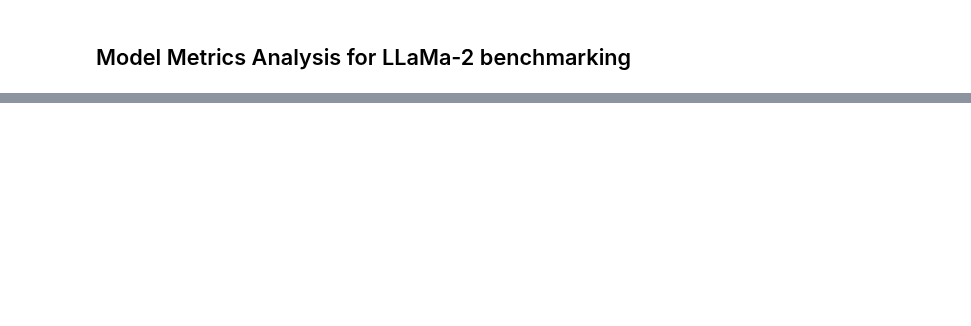
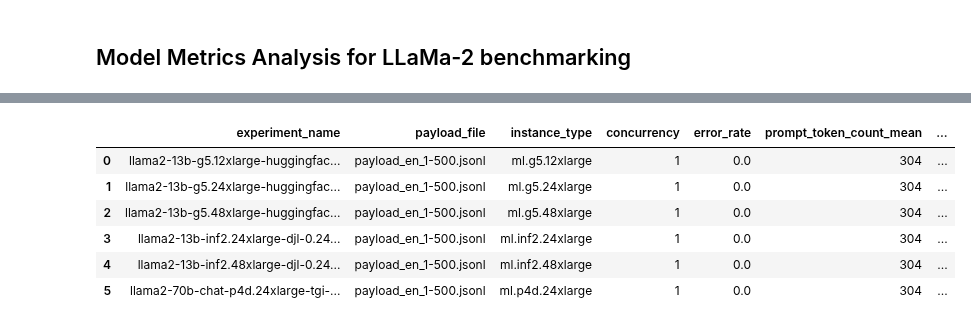
Before and after one commit to aws-samples/foundation-model-benchmarking-tool, a Jupyter notebook: 4_model_metric_analysis.ipynb, the cells around one changed output, grey strips where cells are left out. Drawn from its saved outputs; the diff is of its cells as text; code cells hidden in the pictures; blank space fills up the shorter version.

```diff
--- a/4_model_metric_analysis.ipynb
+++ b/4_model_metric_analysis.ipynb
@@ -145,0 +213,24 @@ sns.boxplot(data=df_prompt_len_and_latency, x="label", y="latency", hue="concurr
+# %%
+df_summary_metrics = df_all_metrics[relevant_cols].groupby(group_by_cols).mean().reset_index()
+
+# ugly way of doing this, will refactor this later (maybe)
+df_summary_metrics.fillna(PLACE_HOLDER, inplace=True)
+int_cols = ['prompt_token_count_mean', 'prompt_token_throughput', 'completion_token_count_mean', 'completion_token_throughput', 'transactions_per_minute']
+for ic in int_cols:
+    df_summary_metrics[ic] = df_summary_metrics[ic].astype(int)
+
+df_summary_metrics.replace(PLACE_HOLDER, np.nan, inplace=True)
+df_summary_metrics.latency_mean	= df_summary_metrics.latency_mean.round(2)
+df_summary_metrics.error_rate	= df_summary_metrics.error_rate.round(2)
+
+fpath: str = all_metrics_fpath.replace("all_metrics", "all_metrics_summary")
+df_summary_metrics.to_csv(fpath, index=False)
+df_summary_metrics
+# %% [output]
+|  | experiment_name | payload_file | instance_type | concurrency | error_rate | prompt_token_count_mean | ... |
+| 0 | llama2-13b-g5.12xlarge-huggingfac... | payload_en_1-500.jsonl | ml.g5.12xlarge | 1 | 0.0 | 304 | ... |
+| 1 | llama2-13b-g5.24xlarge-huggingfac... | payload_en_1-500.jsonl | ml.g5.24xlarge | 1 | 0.0 | 304 | ... |
+| 2 | llama2-13b-g5.48xlarge-huggingfac... | payload_en_1-500.jsonl | ml.g5.48xlarge | 1 | 0.0 | 304 | ... |
+| 3 | llama2-13b-inf2.24xlarge-djl-0.24... | payload_en_1-500.jsonl | ml.inf2.24xlarge | 1 | 0.0 | 304 | ... |
+| 4 | llama2-13b-inf2.48xlarge-djl-0.24... | payload_en_1-500.jsonl | ml.inf2.48xlarge | 1 | 0.0 | 304 | ... |
+| 5 | llama2-70b-chat-p4d.24xlarge-tgi-... | payload_en_1-500.jsonl | ml.p4d.24xlarge | 1 | 0.0 | 304 | ... |
```
Also changed, not shown: parts of 30 cells of this notebook, 27 other files.
